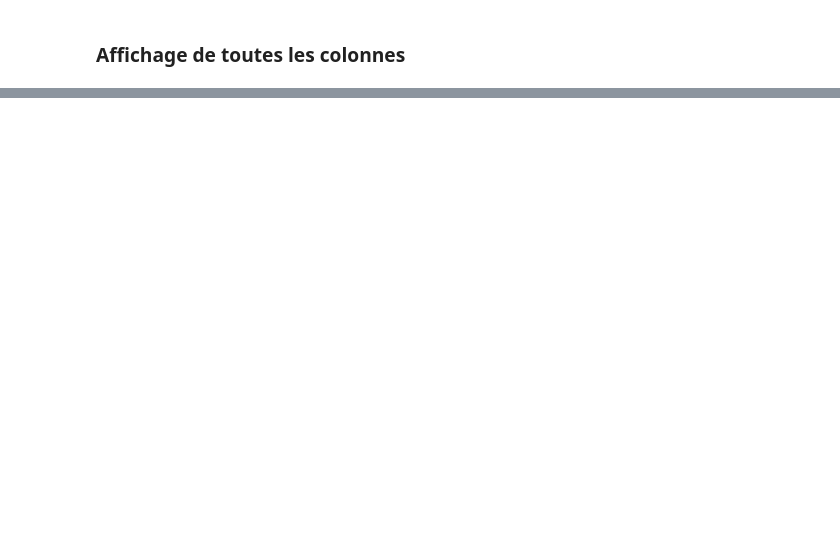
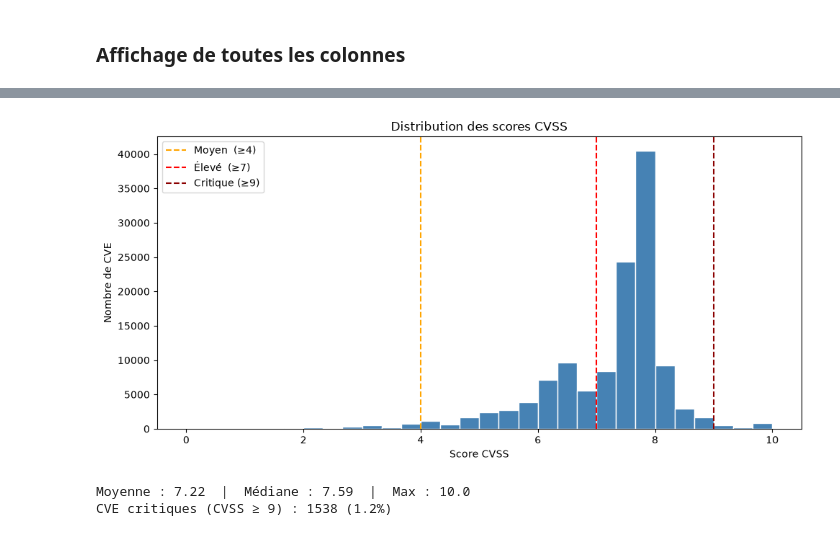
Before and after one commit to Arthur-Boutelier/Mastercamp, a Jupyter notebook: main.ipynb, the cells around one changed output, grey strips where cells are left out. Cells and saved outputs as stored; diff of their text form; code cells hidden in the pictures; blank space fills up the shorter version.

```diff
--- a/main.ipynb
+++ b/main.ipynb
@@ -52,0 +423,9 @@ Index(['ID ANSSI', 'Titre ANSSI', 'Type', 'Date', 'CVE', 'Description CVE',
+# %%
+tf_idf = get_TfIdf_KM_vectorizer().transform(df["Description CVE"].fillna(""))
+mean_tfidf = np.asarray(tf_idf.mean(axis=0)).ravel()
+top_indices = np.argsort(mean_tfidf)[::-1][:10000]
+tf_idf_filtered = tf_idf[:, top_indices]                                         # On filtre avant toarray pour améliorer la compléxité
+vectorizer = get_TfIdf_KM_vectorizer()
+vocab_filtered = vectorizer.get_feature_names_out()[top_indices]
+df_tfidf = pd.DataFrame(tf_idf_filtered.toarray(), columns=vocab_filtered)       # toarray() transforme cahque ligne en liste. On obtient une matrice avec toutes les descriptions
+df_tfidf.head()
@@ -52,0 +546,18 @@ Index(['ID ANSSI', 'Titre ANSSI', 'Type', 'Date', 'CVE', 'Description CVE',
+# %%
+df_visu = df.copy()
+
+df_visu["Date"] = pd.to_datetime(df_visu["Date"], errors="coerce")
+df_visu["CVSS"] = pd.to_numeric(df_visu["CVSS"],           errors="coerce")
+df_visu["EPSS"] = pd.to_numeric(df_visu["EPSS"],           errors="coerce")
+df_visu["CVSS prédite"] = pd.to_numeric(df_visu["CVSS prédite"], errors="coerce")
+df_visu["EPSS prédite"] = pd.to_numeric(df_visu["EPSS prédite"], errors="coerce")
+df_visu["score de risque"]     = pd.to_numeric(df_visu["score de risque"],     errors="coerce")
+
+# Nettoyage colonnes éditeur / produit (peut contenir "Linux, Linux")
+df_visu["Editeur_clean"] = df_visu["Editeur"].str.split(",").str[0].str.strip()
+df_visu["Produit_clean"] = df_visu["Produit"].str.split(",").str[0].str.strip()
+
+print(f"Shape : {df_visu.shape[0]} lignes, {df_visu.shape[1]} colonnes")
+print(f"Période : {df_visu['Date'].min().date()} → {df_visu['Date'].max().date()}")
+print(f"CVE uniques : {df_visu['CVE'].nunique()}")
+df.head()
@@ -52,0 +605,21 @@ Index(['ID ANSSI', 'Titre ANSSI', 'Type', 'Date', 'CVE', 'Description CVE',
+# %%
+plt.figure(figsize=(10, 5))
+plt.hist(df_visu["CVSS prédite"].dropna(), bins=30, color="steelblue", edgecolor="white")
+plt.axvline(x=4, color="orange",  linestyle="--", linewidth=1.5, label="Moyen  (≥4)")
+plt.axvline(x=7, color="red",     linestyle="--", linewidth=1.5, label="Élevé  (≥7)")
+plt.axvline(x=9, color="darkred", linestyle="--", linewidth=1.5, label="Critique (≥9)")
+plt.title("Distribution des scores CVSS")
+plt.xlabel("Score CVSS")
+plt.ylabel("Nombre de CVE")
+plt.legend()
+plt.tight_layout()
+plt.show()
+
+# Stats rapides
+cvss = df_visu["CVSS prédite"].dropna()
+print(f"Moyenne : {cvss.mean():.2f}  |  Médiane : {cvss.median():.2f}  |  Max : {cvss.max():.1f}")
+print(f"CVE critiques (CVSS ≥ 9) : {(cvss >= 9).sum()} ({(cvss >= 9).mean()*100:.1f}%)")
+# %% [output]
+[figure, added]
+Moyenne : 7.22  |  Médiane : 7.59  |  Max : 10.0
+CVE critiques (CVSS ≥ 9) : 1538 (1.2%)
```
Also changed, not shown: parts of 82 cells of this notebook, 17 other files.
